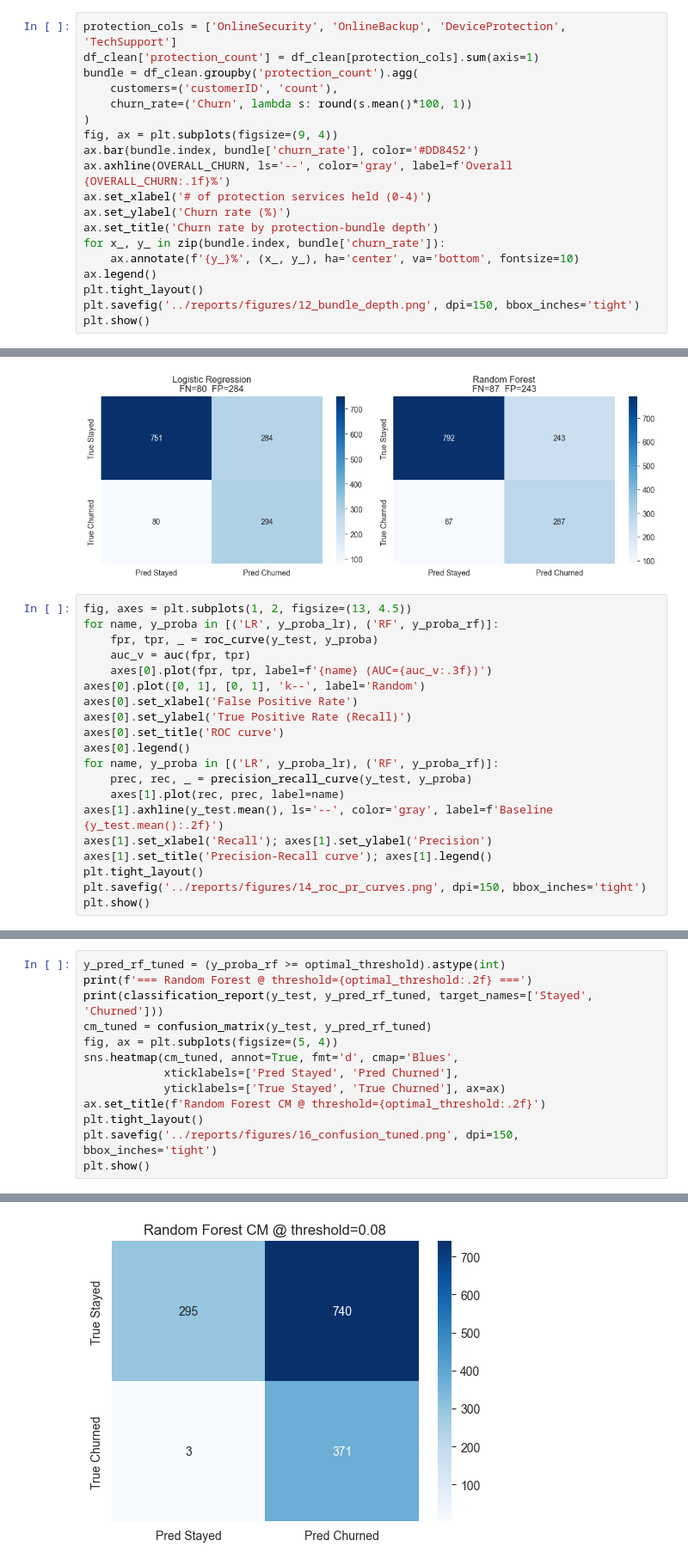
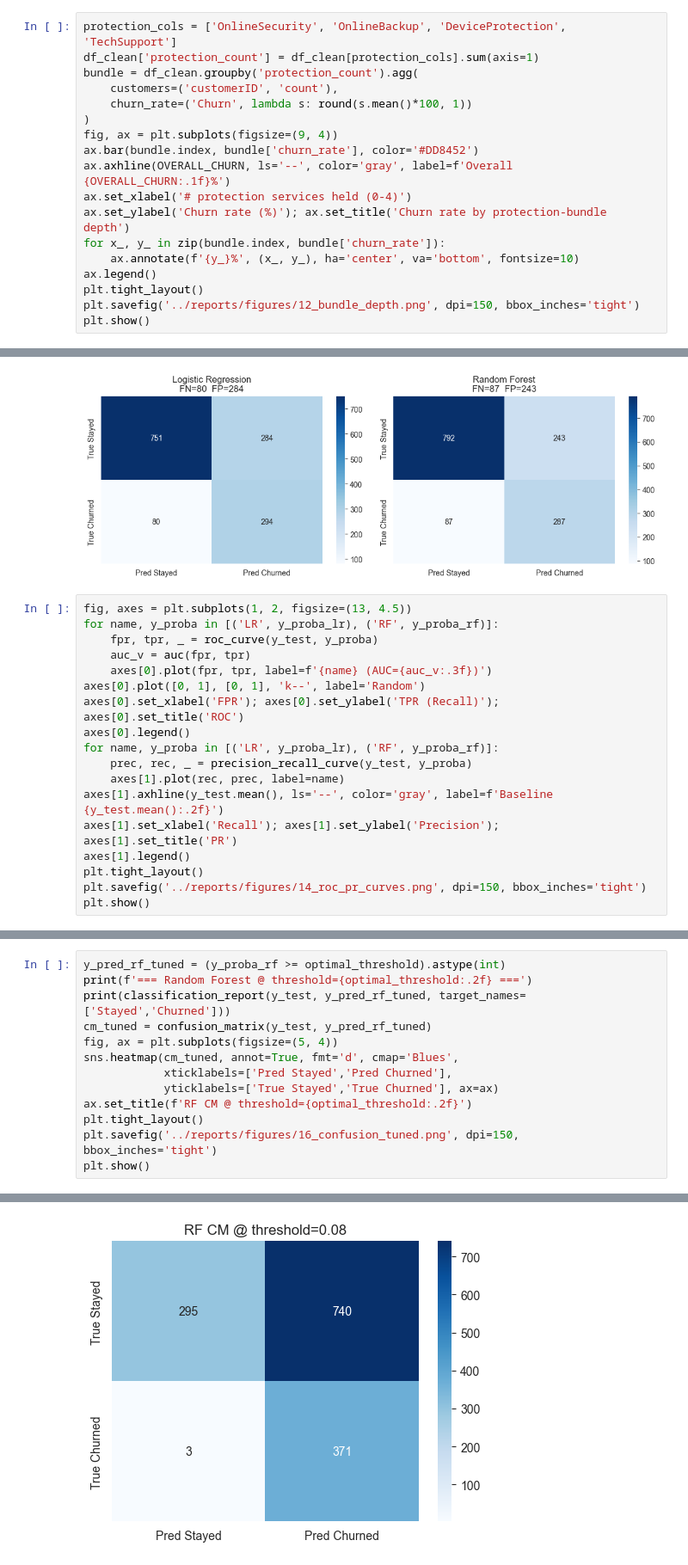
Before and after one commit to jahanvik01/Telco-Customer-Churn, a Jupyter notebook: notebooks/churn_analysis.ipynb, the cells around one changed output, grey strips where cells are left out. Shown at 86% size. Saved outputs shown, nothing was run; the diff lists cells and outputs as text.

```diff
--- a/notebooks/churn_analysis.ipynb
+++ b/notebooks/churn_analysis.ipynb
@@ -381,9 +338,8 @@ bundle = df_clean.groupby('protection_count').agg(
 fig, ax = plt.subplots(figsize=(9, 4))
 ax.bar(bundle.index, bundle['churn_rate'], color='#DD8452')
 ax.axhline(OVERALL_CHURN, ls='--', color='gray', label=f'Overall {OVERALL_CHURN:.1f}%')
-ax.set_xlabel('# of protection services held (0-4)')
-ax.set_ylabel('Churn rate (%)')
-ax.set_title('Churn rate by protection-bundle depth')
+ax.set_xlabel('# protection services held (0-4)')
+ax.set_ylabel('Churn rate (%)'); ax.set_title('Churn rate by protection-bundle depth')
 for x_, y_ in zip(bundle.index, bundle['churn_rate']):
     ax.annotate(f'{y_}%', (x_, y_), ha='center', va='bottom', fontsize=10)
 ax.legend()
@@ -536,16 +489,14 @@ for name, y_proba in [('LR', y_proba_lr), ('RF', y_proba_rf)]:
     auc_v = auc(fpr, tpr)
     axes[0].plot(fpr, tpr, label=f'{name} (AUC={auc_v:.3f})')
 axes[0].plot([0, 1], [0, 1], 'k--', label='Random')
-axes[0].set_xlabel('False Positive Rate')
-axes[0].set_ylabel('True Positive Rate (Recall)')
-axes[0].set_title('ROC curve')
+axes[0].set_xlabel('FPR'); axes[0].set_ylabel('TPR (Recall)'); axes[0].set_title('ROC')
 axes[0].legend()
 for name, y_proba in [('LR', y_proba_lr), ('RF', y_proba_rf)]:
     prec, rec, _ = precision_recall_curve(y_test, y_proba)
     axes[1].plot(rec, prec, label=name)
 axes[1].axhline(y_test.mean(), ls='--', color='gray', label=f'Baseline {y_test.mean():.2f}')
-axes[1].set_xlabel('Recall'); axes[1].set_ylabel('Precision')
-axes[1].set_title('Precision-Recall curve'); axes[1].legend()
+axes[1].set_xlabel('Recall'); axes[1].set_ylabel('Precision'); axes[1].set_title('PR')
+axes[1].legend()
 plt.tight_layout()
 plt.savefig('../reports/figures/14_roc_pr_curves.png', dpi=150, bbox_inches='tight')
 plt.show()
@@ -595,27 +545,27 @@ Chosen RF threshold: 0.08
 # %%
 y_pred_rf_tuned = (y_proba_rf >= optimal_threshold).astype(int)
 print(f'=== Random Forest @ threshold={optimal_threshold:.2f} ===')
-print(classification_report(y_test, y_pred_rf_tuned, target_names=['Stayed', 'Churned']))
+print(classification_report(y_test, y_pred_rf_tuned, target_names=['Stayed','Churned']))
 cm_tuned = confusion_matrix(y_test, y_pred_rf_tuned)
 fig, ax = plt.subplots(figsize=(5, 4))
 sns.heatmap(cm_tuned, annot=True, fmt='d', cmap='Blues',
-            xticklabels=['Pred Stayed', 'Pred Churned'],
-            yticklabels=['True Stayed', 'True Churned'], ax=ax)
-ax.set_title(f'Random Forest CM @ threshold={optimal_threshold:.2f}')
+            xticklabels=['Pred Stayed','Pred Churned'],
+            yticklabels=['True Stayed','True Churned'], ax=ax)
+ax.set_title(f'RF CM @ threshold={optimal_threshold:.2f}')
 plt.tight_layout()
 plt.savefig('../reports/figures/16_confusion_tuned.png', dpi=150, bbox_inches='tight')
 plt.show()
 # %% [output]
 === Random Forest @ threshold=0.08 ===
               precision    recall  f1-score   support
 
       Stayed       0.99      0.29      0.44      1035
      Churned       0.33      0.99      0.50       374
 
     accuracy                           0.47      1409
    macro avg       0.66      0.64      0.47      1409
 weighted avg       0.82      0.47      0.46      1409
-[figure, old version]
+[figure, new version]
 # %% [markdown]
 ### Section 8 — Takeaways
 
```
Also changed, not shown: parts of 42 cells of this notebook, 11 other files.
